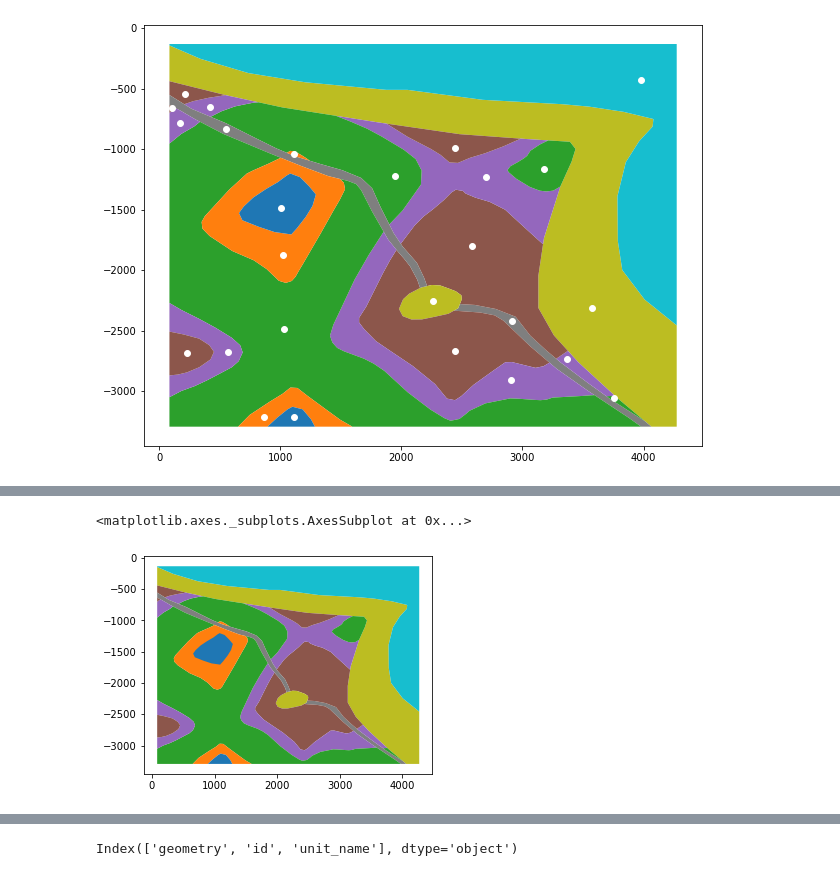
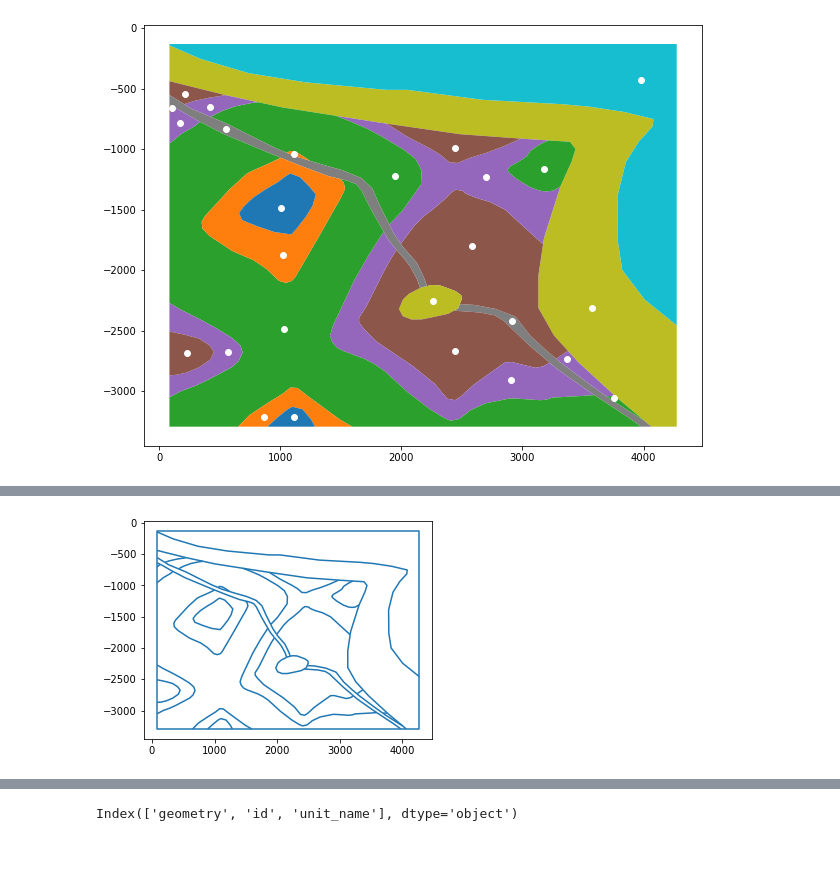
Before and after one commit to planmap-eu/mappy, a Jupyter notebook: notebooks/mappy-back2.ipynb, the cells around one changed output, grey strips where cells are left out. Drawn from its saved outputs; the diff is of its cells as text; code cells hidden in the pictures.

```diff
--- a/notebooks/mappy-back2.ipynb
+++ b/notebooks/mappy-back2.ipynb
@@ -42,3 +34,8 @@ polygons = polygons.drop_duplicates("geometry")
+# %%
+polygons = gpd.read_file(infile, layer=layer_name)
+polygons = mpy.explode_multipolygons(polygons)
+polygons = mpy.remove_null_geometries(polygons)
+polygons =  mpy.remove_truly_duplicated_geometries(polygons)
 # %%
 polygons.plot(column=column_name)
 # %% [output]
@@ -90,8 +79,5 @@ for id in arc_ids:
 # %%
-tj.to_gdf().plot(column=column_name)
+# tj.to_gdf().plot(column=column_name)
-# %% [output]
-<matplotlib.axes._subplots.AxesSubplot at 0x...>
-[figure, removed]
 # %%
 import topojson, copy
 from topojson.ops import np_array_from_arcs
@@ -109,6 +95,14 @@ def extract_numpy_arcs(topology):
     return out
 
 out = extract_numpy_arcs(tj)
+# %%
+import shapely
+from shapely.geometry import asLineString
+glines = [asLineString(e) for e in out]
+geopandas.GeoDataFrame(geometry=glines).plot()
+show()
+# %% [output]
+[figure, added]
 # %%
 import attr
 @attr.attrs(eq=False)
```
Also changed, not shown: parts of 27 cells of this notebook, 15 other files.
